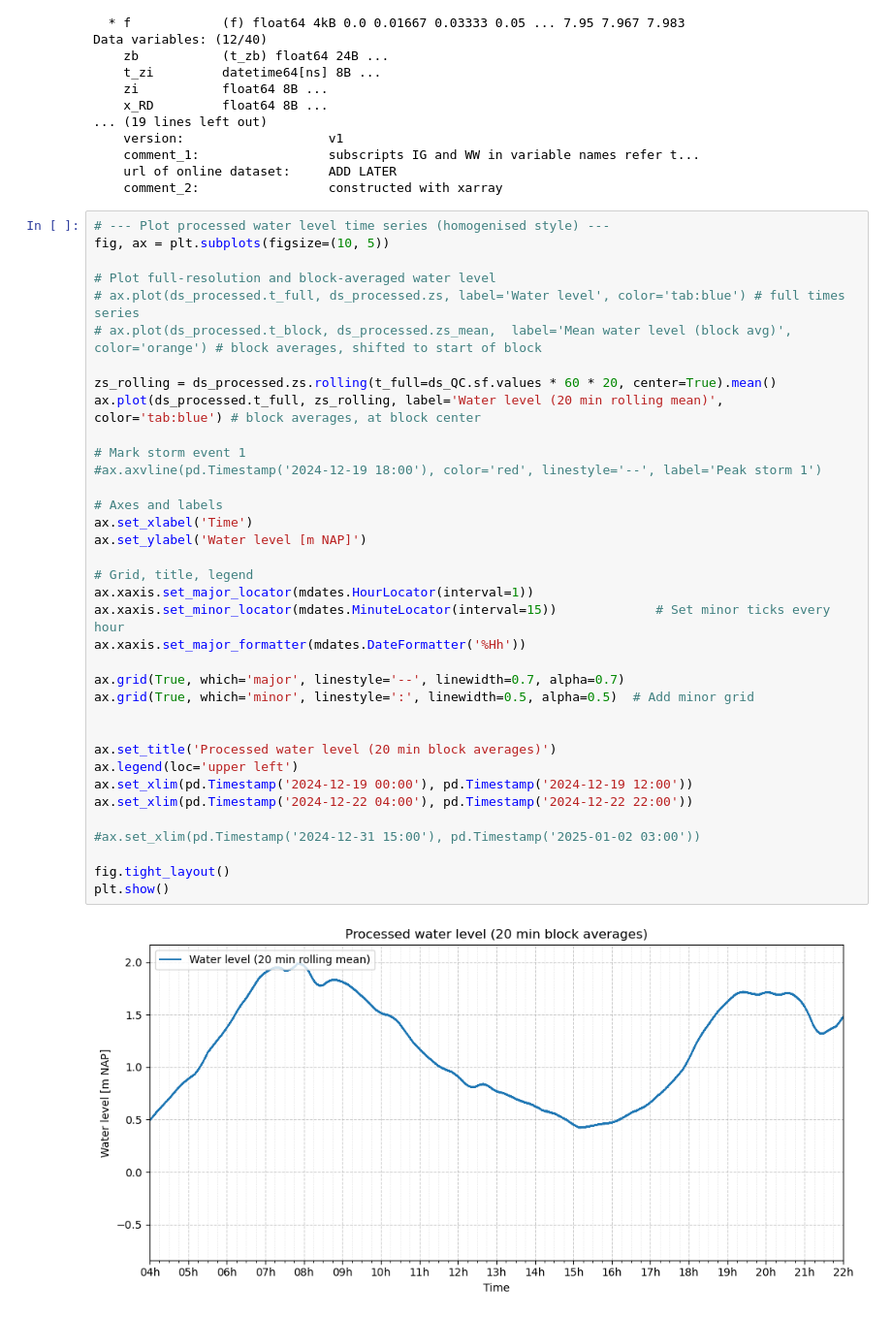
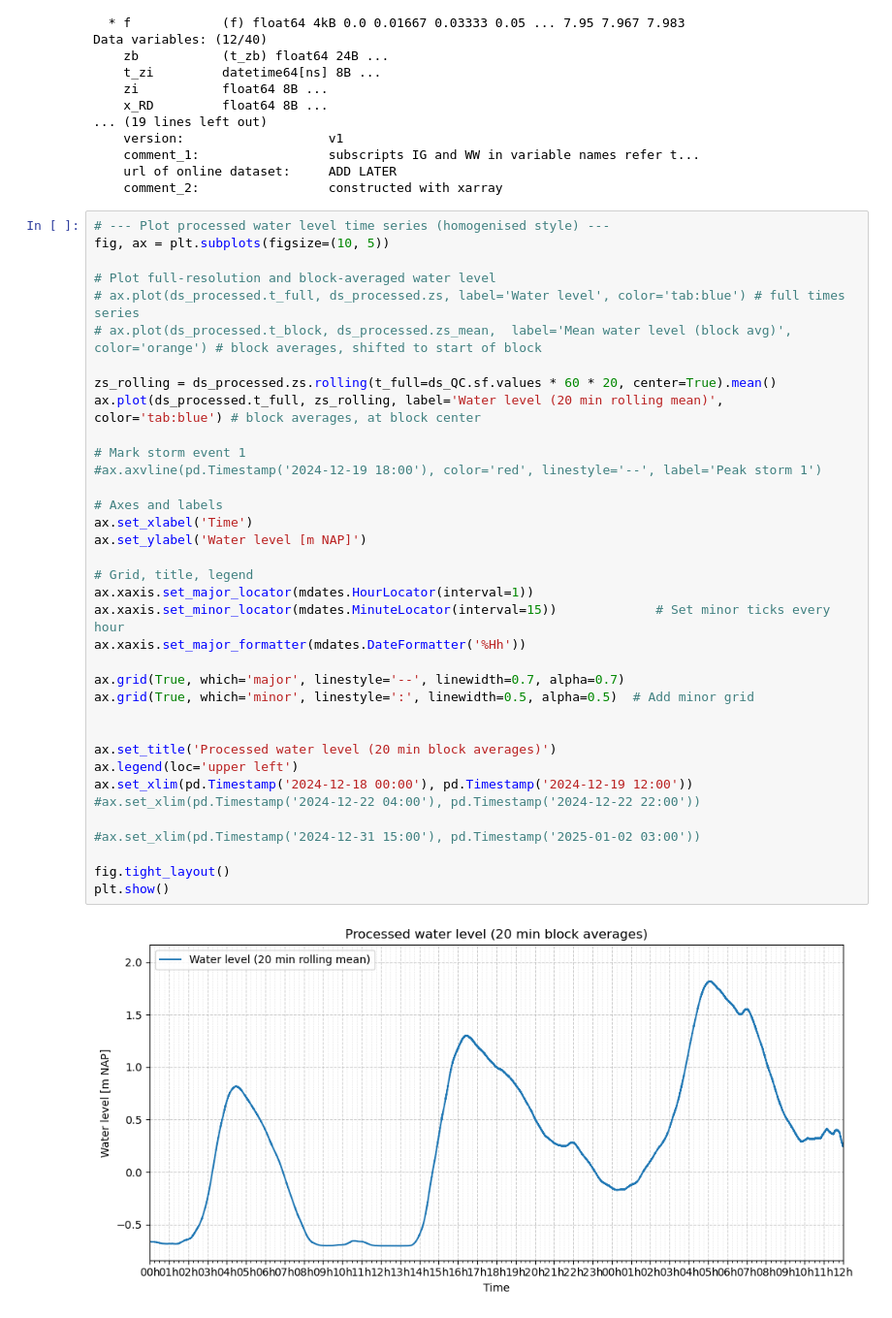
Before and after one commit to Rubenrosman/HybridDune, a Jupyter notebook: Daan/Python/RBR/plot_RBR_S3P3.ipynb, the cells around one changed output. Shown at 97% size. Drawn from its saved outputs; the diff is of its cells as text.

```diff
--- a/Daan/Python/RBR/plot_RBR_S3P3.ipynb
+++ b/Daan/Python/RBR/plot_RBR_S3P3.ipynb
@@ -44,33 +44,33 @@ fig, ax = plt.subplots(figsize=(10, 5))
 # ax.plot(ds_processed.t_full, ds_processed.zs, label='Water level', color='tab:blue') # full times series
 # ax.plot(ds_processed.t_block, ds_processed.zs_mean,  label='Mean water level (block avg)', color='orange') # block averages, shifted to start of block
 
 zs_rolling = ds_processed.zs.rolling(t_full=ds_QC.sf.values * 60 * 20, center=True).mean()
 ax.plot(ds_processed.t_full, zs_rolling, label='Water level (20 min rolling mean)', color='tab:blue') # block averages, at block center
 
 # Mark storm event 1
 #ax.axvline(pd.Timestamp('2024-12-19 18:00'), color='red', linestyle='--', label='Peak storm 1')
 
 # Axes and labels
 ax.set_xlabel('Time')
 ax.set_ylabel('Water level [m NAP]')
 
 # Grid, title, legend
 ax.xaxis.set_major_locator(mdates.HourLocator(interval=1))
 ax.xaxis.set_minor_locator(mdates.MinuteLocator(interval=15))             # Set minor ticks every hour
 ax.xaxis.set_major_formatter(mdates.DateFormatter('%Hh'))
 
 ax.grid(True, which='major', linestyle='--', linewidth=0.7, alpha=0.7)
 ax.grid(True, which='minor', linestyle=':', linewidth=0.5, alpha=0.5)  # Add minor grid
 
 
 ax.set_title('Processed water level (20 min block averages)')
 ax.legend(loc='upper left')
-ax.set_xlim(pd.Timestamp('2024-12-19 00:00'), pd.Timestamp('2024-12-19 12:00'))
-ax.set_xlim(pd.Timestamp('2024-12-22 04:00'), pd.Timestamp('2024-12-22 22:00'))
+ax.set_xlim(pd.Timestamp('2024-12-18 00:00'), pd.Timestamp('2024-12-19 12:00'))
+#ax.set_xlim(pd.Timestamp('2024-12-22 04:00'), pd.Timestamp('2024-12-22 22:00'))
 
 #ax.set_xlim(pd.Timestamp('2024-12-31 15:00'), pd.Timestamp('2025-01-02 03:00'))
 
 fig.tight_layout()
 plt.show()
 # %% [output]
-[figure, old version]
+[figure, new version]
```
Also changed, not shown: 8 other files.
